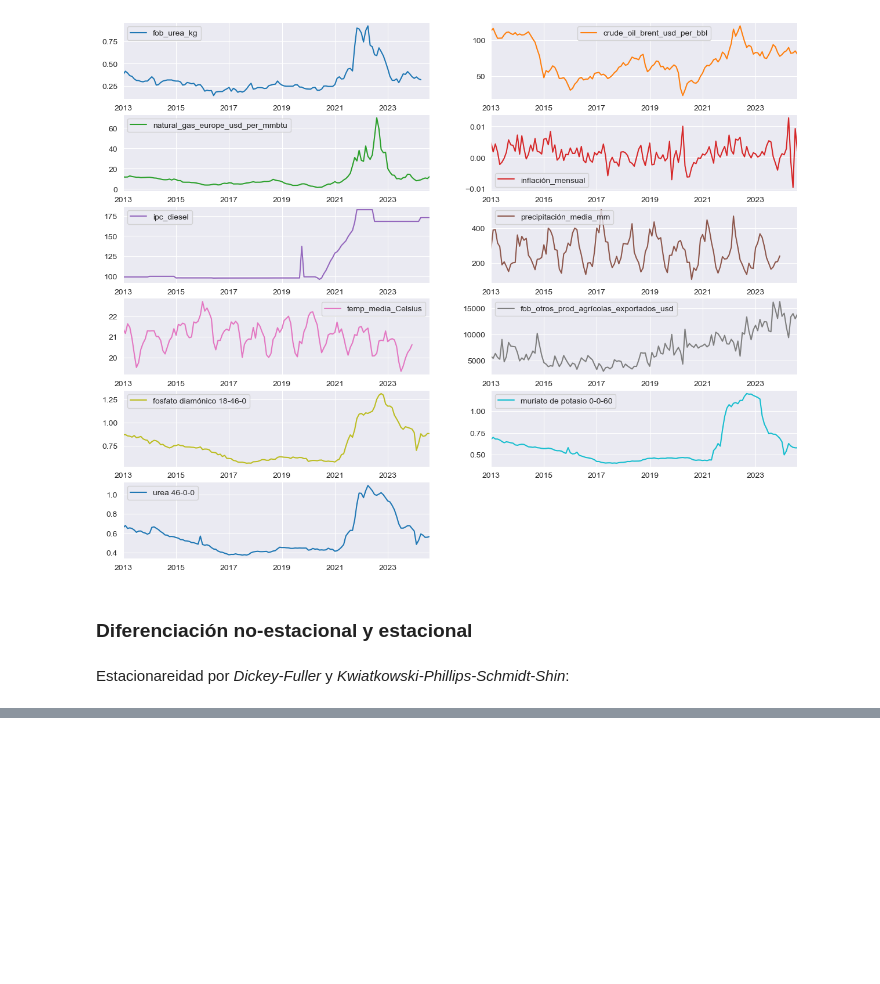
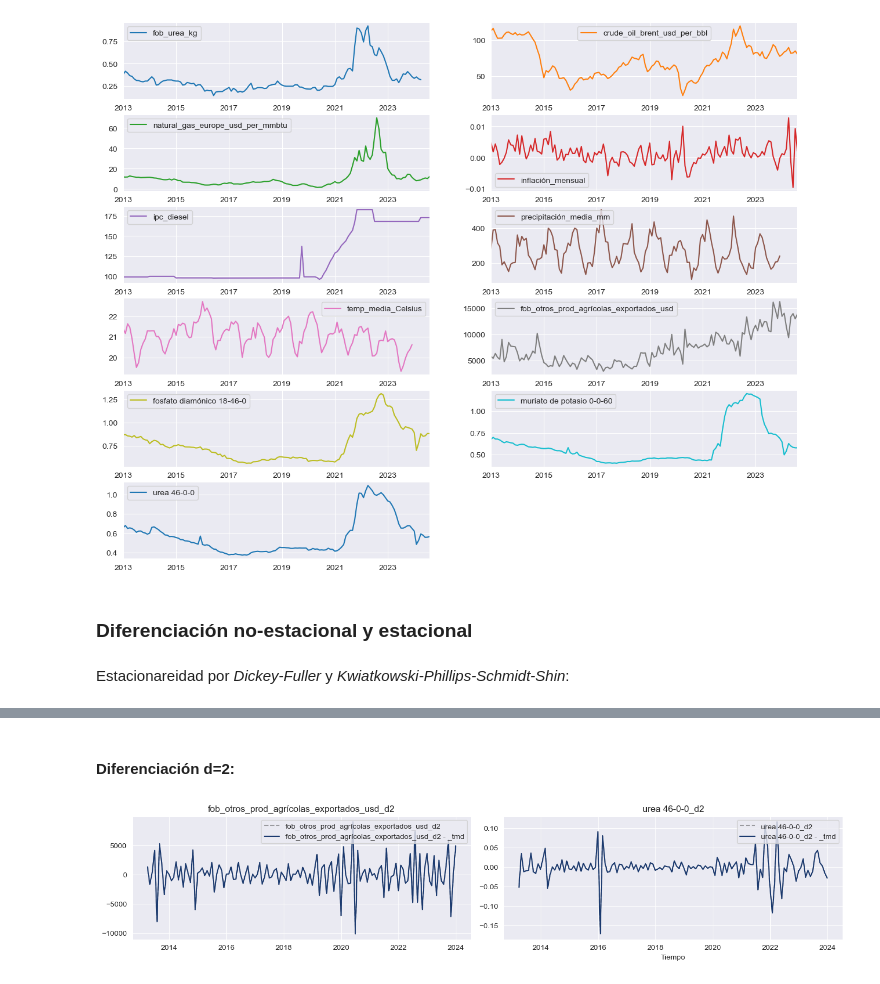
Before and after one commit to IFTrejoM/time-series-fertilizer-price-predictor, a Jupyter notebook: modelo_regresión.ipynb, the cells around one changed output, grey strips where cells are left out. Drawn from its saved outputs; the diff is of its cells as text; code cells hidden in the pictures; blank space fills up the shorter version.

```diff
--- a/modelo_regresión.ipynb
+++ b/modelo_regresión.ipynb
@@ -149,0 +122,5 @@ plt.show()
+# %%
+# Evaluar estadísticos ADF y KPSS de estacionareidad tras diferenciación d=1 y recorte:
+df_test_estacionareidad_d1 = evaluar_estacionareidad(df_no_estacionarias_diferenciadas_d1_tmd)
+
+df_test_estacionareidad_d1
@@ -149,0 +139,10 @@ plt.show()
+# %%
+# Extraer nombres de variables que no son estacionarias después de d=1 pero antes del recorte:
+variables_no_estacionarias_tras_d1 = df_test_estacionareidad_d1[df_test_estacionareidad_d1['estado_estacionario'] != 'Estacionario']['variable'].values
+
+# Obtener un DataFrame que solo contiene las variables estacionarias tras d=1 y eliminación de atípicos:
+df_variables_estacionarias_d1_tmd = df_no_estacionarias_diferenciadas_d1_tmd\
+    .drop(columns=variables_no_estacionarias_tras_d1)\
+    .add_suffix('_tmd')
+
+df_variables_estacionarias_d1_tmd.info()
@@ -149,0 +166,23 @@ plt.show()
+# %% [markdown]
+#### Diferenciación d=2:
+# %%
+# Crear un df de variables no estacionarias tras d=1 pero antes del recorte de extremos:
+df_no_estacionarias_d1 = df_no_estacionarias_diferenciadas_d1[variables_no_estacionarias_tras_d1]
+
+# Segunda diferenciación de variables no estacionarias tras d=1:
+df_no_estacionarias_diferenciadas_d2 = df_no_estacionarias_d1.apply(np.diff, n=1)
+
+# Cambiar el nombre de columnas para identificar 'd=2':
+df_no_estacionarias_diferenciadas_d2.columns = [col.replace("_d1", "_d2") for col in df_no_estacionarias_diferenciadas_d2.columns]
+
+# Establecer índice, tomando en cuenta que la diferenciación elimina la primera fila:
+df_no_estacionarias_diferenciadas_d2.index = pd.date_range(start=mes_3, end=último_mes, freq='ME')
+
+# Recortar valores extremos bajo criterio de cuantiles:
+df_no_estacionarias_diferenciadas_d2_tmd = df_no_estacionarias_diferenciadas_d2\
+    .apply(lambda x: x.clip(lower=x.quantile(q_inferior), upper=x.quantile(q_superior)))
+# %%
+# Visualizar diferencias en datos tras recortes de valores extremos:
+plot_comparison(df_no_estacionarias_diferenciadas_d2, df_no_estacionarias_diferenciadas_d2_tmd, suffix='_tmd')
+# %% [output]
+[figure, added]
```
Also changed, not shown: parts of 28 cells of this notebook, 1 other file.
